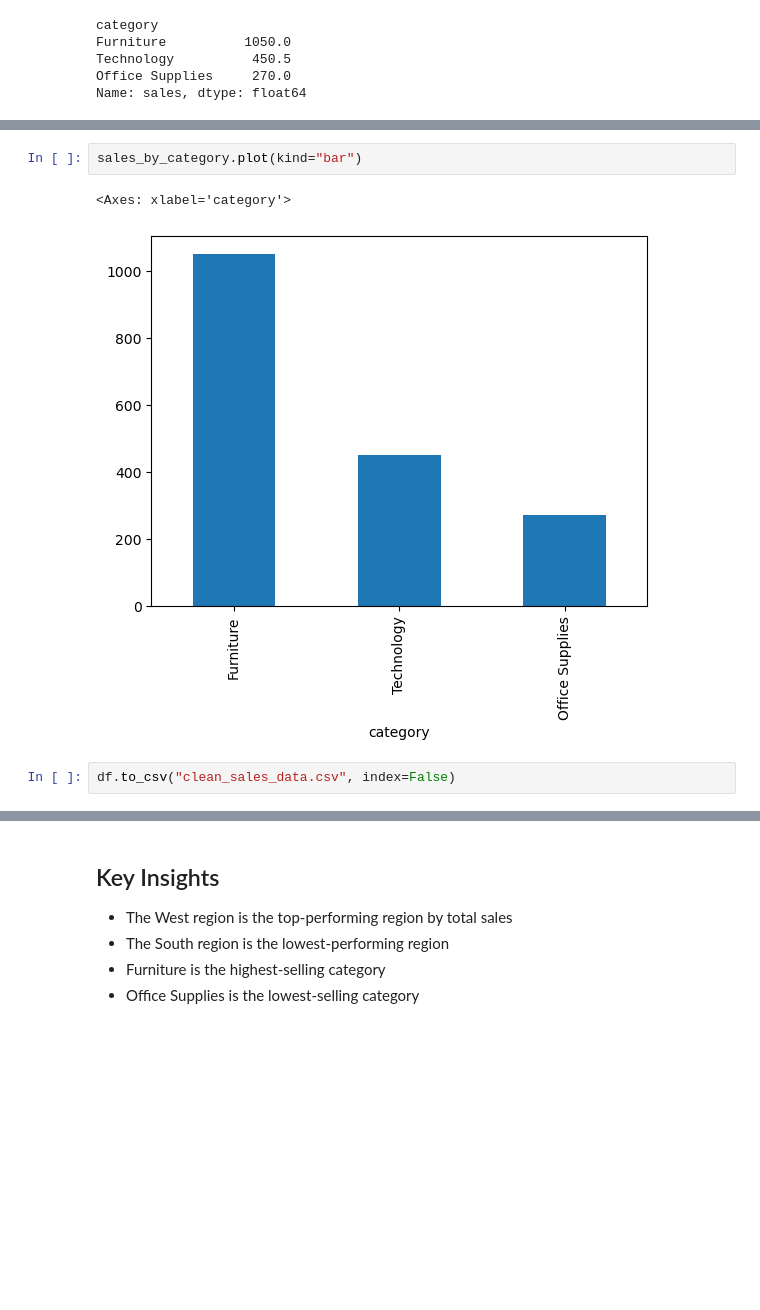
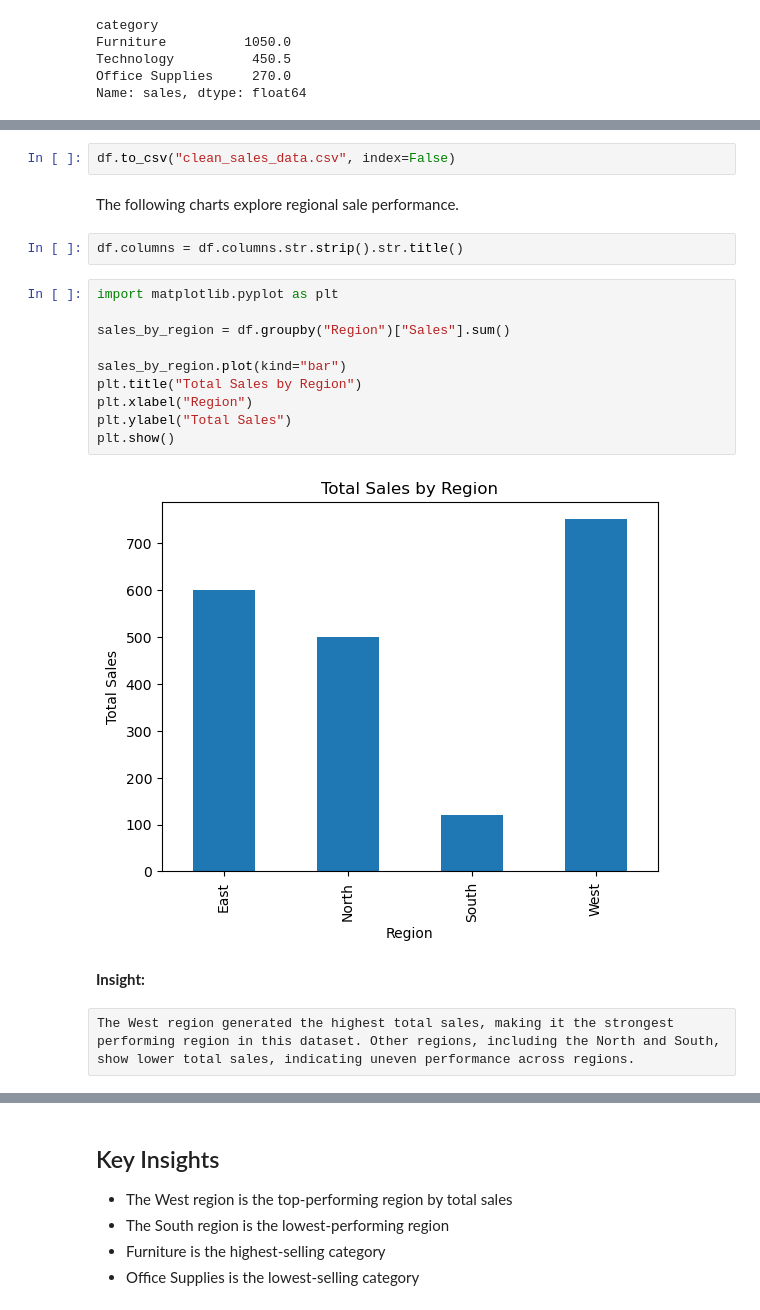
Before and after one commit to CGarrett810/data-analytics-portfolio, a Jupyter notebook: sales-performance-analysis/sale_performance_analysis.ipynb, the cells around one changed output, grey strips where cells are left out. Cells and saved outputs as stored; diff of their text form; blank space fills up the shorter version.

```diff
--- a/sales-performance-analysis/sale_performance_analysis.ipynb
+++ b/sales-performance-analysis/sale_performance_analysis.ipynb
@@ -132,7 +117,22 @@ sales_by_region.plot(kind="bar")
-# %%
-sales_by_category.plot(kind="bar")
-# %% [output]
-<Axes: xlabel='category'>
-[figure, removed]
 # %%
 df.to_csv("clean_sales_data.csv", index=False)
+# %% [markdown]
+The following charts explore regional sale performance.
+# %%
+df.columns = df.columns.str.strip().str.title()
+# %%
+import matplotlib.pyplot as plt
+
+sales_by_region = df.groupby("Region")["Sales"].sum()
+
+sales_by_region.plot(kind="bar")
+plt.title("Total Sales by Region")
+plt.xlabel("Region")
+plt.ylabel("Total Sales")
+plt.show()
+# %% [output]
+[figure, added]
+# %% [markdown]
+**Insight:**
+# %% [raw]
+The West region generated the highest total sales, making it the strongest performing region in this dataset. Other regions, including the North and South, show lower total sales, indicating uneven performance across regions.
```
Also changed, not shown: parts of 6 cells of this notebook.
